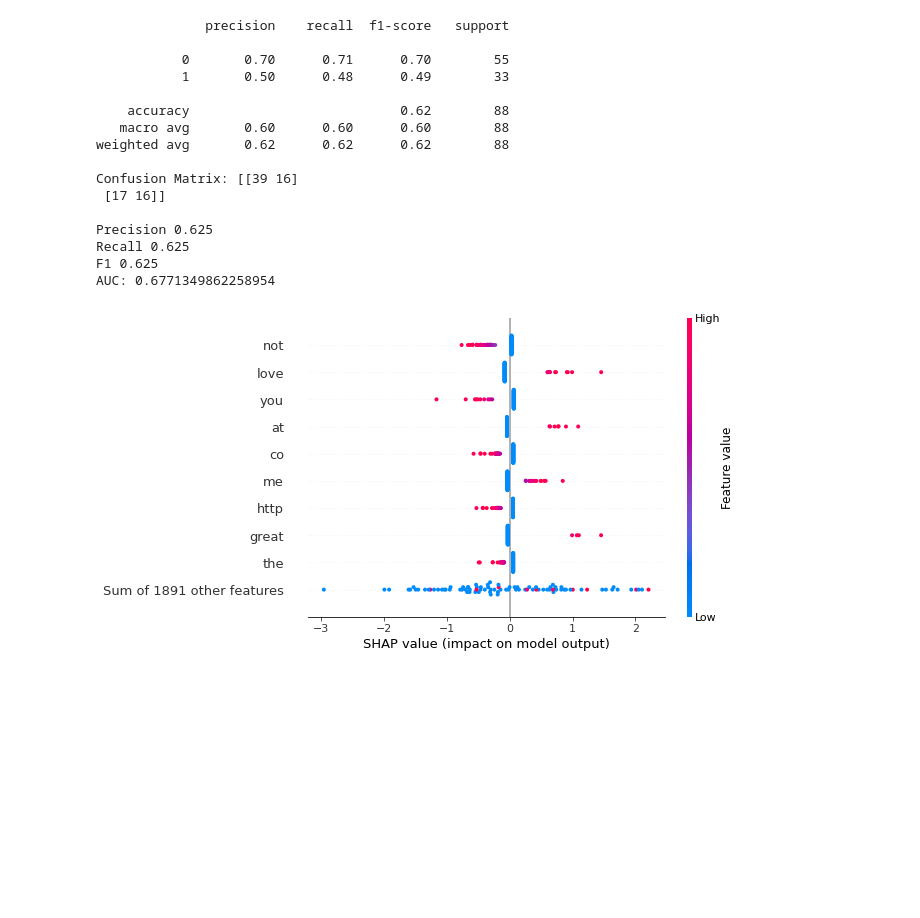
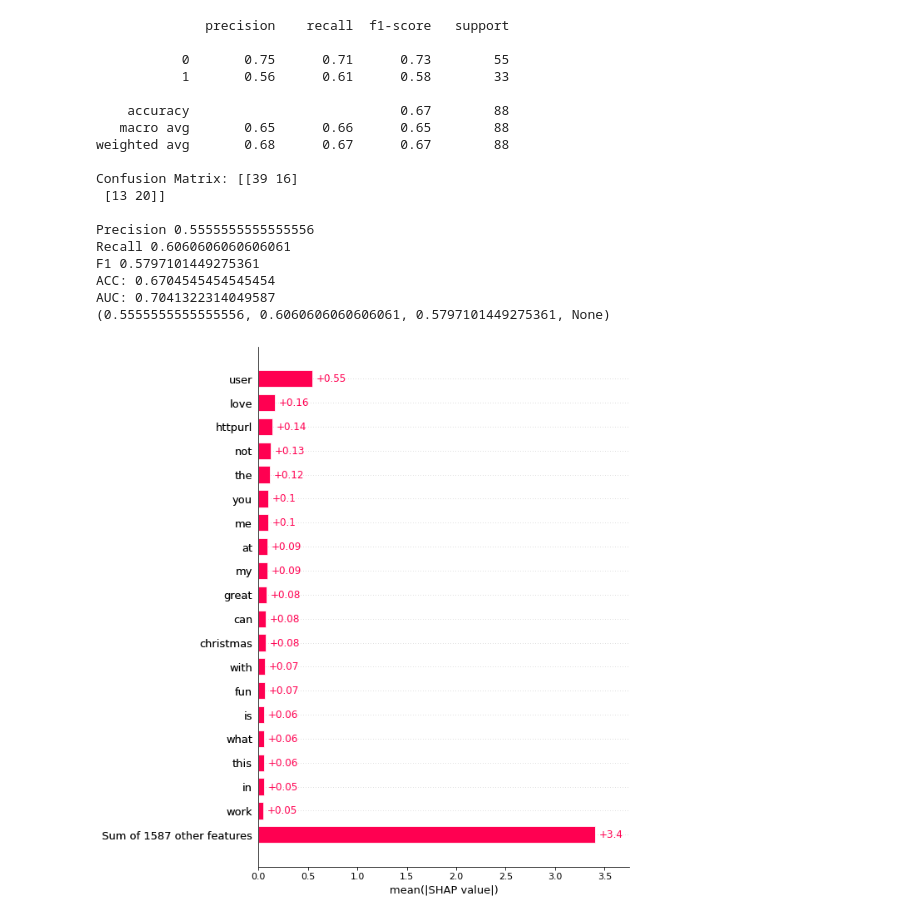
Before and after one commit to mgjenero/FER-TAR, a Jupyter notebook: models/logistic_regression_task_a.ipynb, the cells around one changed output. Drawn from its saved outputs; the diff is of its cells as text; code cells hidden in the pictures; blank space fills up the shorter version.

```diff
--- a/models/logistic_regression_task_a.ipynb
+++ b/models/logistic_regression_task_a.ipynb
@@ -71,7 +59,7 @@ X_val_vectors_tfidf = tfidf_vectorizer.transform(X_test)
 # %%
 #FITTING THE CLASSIFICATION MODEL using Logistic Regression(tf-idf)
 
-lr_tfidf=LogisticRegression(solver = 'liblinear', C=10, penalty = 'l2')
+lr_tfidf=LogisticRegression(solver = 'liblinear', C=10, penalty = 'l2', random_state=55)
 lr_tfidf.fit(X_train_vectors_tfidf, y_train)  #model
 
 #Predict y value for test dataset
@@ -82,31 +70,34 @@ y_prob = lr_tfidf.predict_proba(X_val_vectors_tfidf)[:,1]
 print(classification_report(y_test,y_predict))
 print('Confusion Matrix:',confusion_matrix(y_test, y_predict))
 print()
-pr, re ,f1,_  = precision_recall_fscore_support(y_test, y_predict, average='micro')
+pr, re ,f1,_  = precision_recall_fscore_support(y_test, y_predict, average='binary')
 print("Precision", str(pr))
 print("Recall", str(re))
 print("F1", str(f1))
-
+print("ACC:", str(accuracy_score(y_test,y_predict)))
 fpr, tpr, thresholds = roc_curve(y_test, y_prob)
 roc_auc = auc(fpr, tpr)
 print('AUC:', roc_auc)
+print(precision_recall_fscore_support(y_test, y_predict, average='binary'))
 # %% [output]
               precision    recall  f1-score   support
 
-           0       0.70      0.71      0.70        55
-           1       0.50      0.48      0.49        33
+           0       0.75      0.71      0.73        55
+           1       0.56      0.61      0.58        33
 
-    accuracy                           0.62        88
-   macro avg       0.60      0.60      0.60        88
-weighted avg       0.62      0.62      0.62        88
+    accuracy                           0.67        88
+   macro avg       0.65      0.66      0.65        88
+weighted avg       0.68      0.67      0.67        88
 
 Confusion Matrix: [[39 16]
- [17 16]]
+ [13 20]]
 
-Precision 0.625
-Recall 0.625
-F1 0.625
-AUC: 0.6771349862258954
+Precision 0.5555555555555556
+Recall 0.6060606060606061
+F1 0.5797101449275361
+ACC: 0.6704545454545454
+AUC: 0.7041322314049587
+(0.5555555555555556, 0.6060606060606061, 0.5797101449275361, None)
 # %%
 explainer = shap.Explainer(lr_tfidf, X_train_vectors_tfidf, feature_names=tfidf_vectorizer.get_feature_names())
 shap_values = explainer(X_val_vectors_tfidf)
@@ -115,6 +104,6 @@ shap_values = explainer(X_val_vectors_tfidf)
-# %%
-shap.plots.beeswarm(shap_values)#, X_test_array, feature_names=vectorizer.get_feature_names())
-# %% [output]
-[figure, removed]
+# %%
+shap.plots.bar(shap_values, max_display=20)
+# %% [output]
+[figure, added]
 # %%
 shap.initjs()
```
Also changed, not shown: parts of 11 cells of this notebook.
